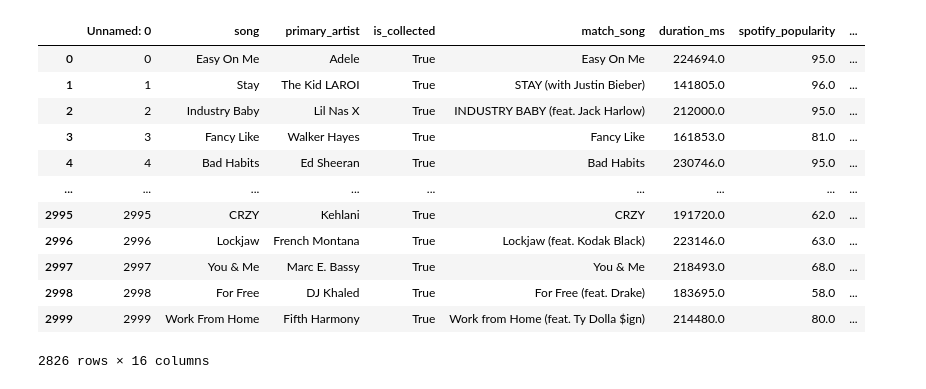
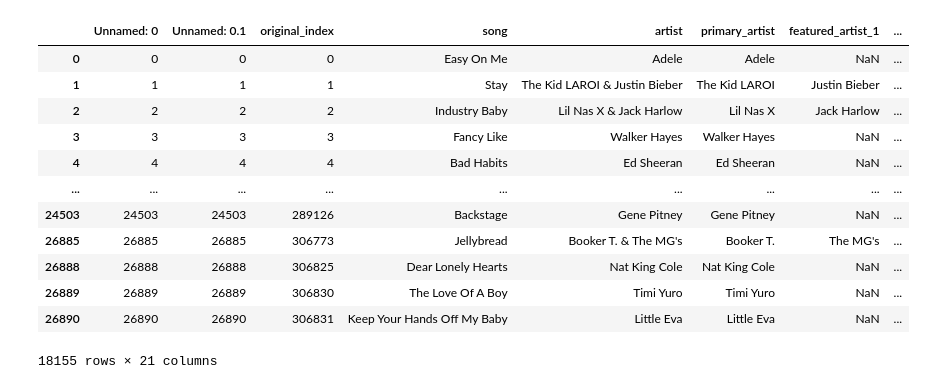
Before and after one commit to AlfaisalGassim/DS_Capstone_Hit_Song_Prediction, a Jupyter notebook: dataCollection/spotifyAPI_1_1.ipynb, the cells around one changed output. Cells and saved outputs as stored; diff of their text form; code cells hidden in the pictures.

```diff
--- a/dataCollection/spotifyAPI_1_1.ipynb
+++ b/dataCollection/spotifyAPI_1_1.ipynb
@@ -237,18 +224,18 @@ q=track%3AKids+artist%3AOneRepublic&type=track
 # %%
-loaded = pd.read_csv("../data/tracks_spotify.csv")
+load = pd.read_csv("../data/tracks_spotify_all.csv")
 # %%
-loaded[loaded["is_collected"]==True]
+load[load["is_collected"] == True]
 # %% [output]
-|  | Unnamed: 0 | song | primary_artist | is_collected | match_song | duration_ms | spotify_popularity | ... |
-| 0 | 0 | Easy On Me | Adele | True | Easy On Me | 224694.0 | 95.0 | ... |
-| 1 | 1 | Stay | The Kid LAROI | True | STAY (with Justin Bieber) | 141805.0 | 96.0 | ... |
-| 2 | 2 | Industry Baby | Lil Nas X | True | INDUSTRY BABY (feat. Jack Harlow) | 212000.0 | 95.0 | ... |
-| 3 | 3 | Fancy Like | Walker Hayes | True | Fancy Like | 161853.0 | 81.0 | ... |
-| 4 | 4 | Bad Habits | Ed Sheeran | True | Bad Habits | 230746.0 | 95.0 | ... |
+|  | Unnamed: 0 | Unnamed: 0.1 | original_index | song | artist | primary_artist | featured_artist_1 | ... |
+| 0 | 0 | 0 | 0 | Easy On Me | Adele | Adele | NaN | ... |
+| 1 | 1 | 1 | 1 | Stay | The Kid LAROI & Justin Bieber | The Kid LAROI | Justin Bieber | ... |
+| 2 | 2 | 2 | 2 | Industry Baby | Lil Nas X & Jack Harlow | Lil Nas X | Jack Harlow | ... |
+| 3 | 3 | 3 | 3 | Fancy Like | Walker Hayes | Walker Hayes | NaN | ... |
+| 4 | 4 | 4 | 4 | Bad Habits | Ed Sheeran | Ed Sheeran | NaN | ... |
 | ... | ... | ... | ... | ... | ... | ... | ... | ... |
-| 2995 | 2995 | CRZY | Kehlani | True | CRZY | 191720.0 | 62.0 | ... |
-| 2996 | 2996 | Lockjaw | French Montana | True | Lockjaw (feat. Kodak Black) | 223146.0 | 63.0 | ... |
-| 2997 | 2997 | You & Me | Marc E. Bassy | True | You & Me | 218493.0 | 68.0 | ... |
-| 2998 | 2998 | For Free | DJ Khaled | True | For Free (feat. Drake) | 183695.0 | 58.0 | ... |
-| 2999 | 2999 | Work From Home | Fifth Harmony | True | Work from Home (feat. Ty Dolla $ign) | 214480.0 | 80.0 | ... |
+| 24503 | 24503 | 24503 | 289126 | Backstage | Gene Pitney | Gene Pitney | NaN | ... |
+| 26885 | 26885 | 26885 | 306773 | Jellybread | Booker T. & The MG's | Booker T. | The MG's | ... |
+| 26888 | 26888 | 26888 | 306825 | Dear Lonely Hearts | Nat King Cole | Nat King Cole | NaN | ... |
+| 26889 | 26889 | 26889 | 306830 | The Love Of A Boy | Timi Yuro | Timi Yuro | NaN | ... |
+| 26890 | 26890 | 26890 | 306831 | Keep Your Hands Off My Baby | Little Eva | Little Eva | NaN | ... |
-2826 rows × 16 columns
+18155 rows × 21 columns
```
Also changed, not shown: parts of 12 cells of this notebook, 5 other files.
